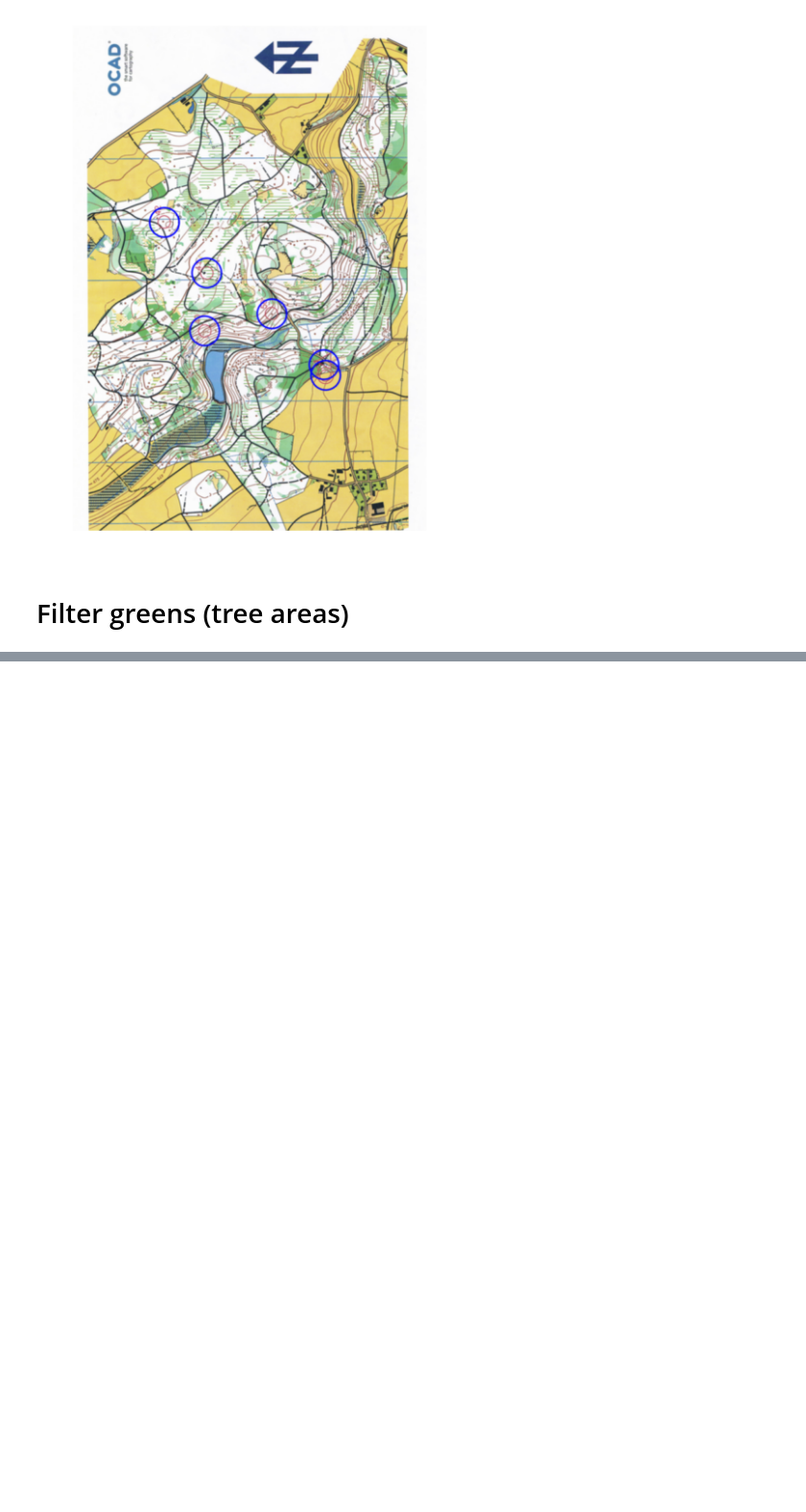
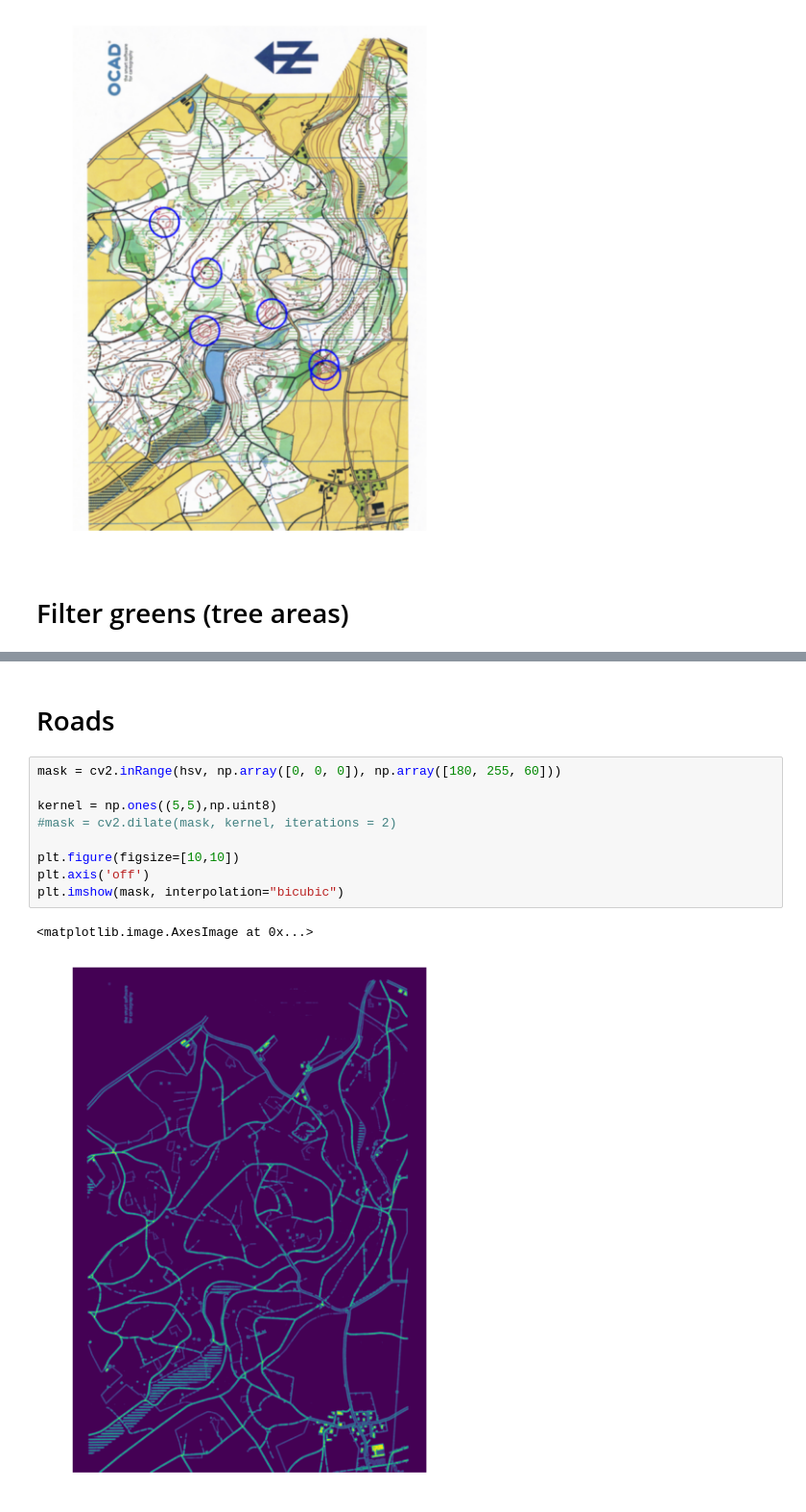
Before and after one commit to flavian112/olto3d, a Jupyter notebook: src/mapDigitalisation.ipynb, the cells around one changed output, grey strips where cells are left out. Shown at 96% size. Cells and saved outputs as stored; diff of their text form; blank space fills up the shorter version.

```diff
--- a/src/mapDigitalisation.ipynb
+++ b/src/mapDigitalisation.ipynb
@@ -99,0 +112,14 @@ NameError: name 'cv2' is not defined
+# %% [markdown]
+# Roads
+# %%
+mask = cv2.inRange(hsv, np.array([0, 0, 0]), np.array([180, 255, 60]))
+
+kernel = np.ones((5,5),np.uint8)
+#mask = cv2.dilate(mask, kernel, iterations = 2)
+
+plt.figure(figsize=[10,10])
+plt.axis('off')
+plt.imshow(mask, interpolation="bicubic")
+# %% [output]
+<matplotlib.image.AxesImage at 0x...>
+[figure, added]
```
Also changed, not shown: parts of 4 cells of this notebook, 19 other files.
